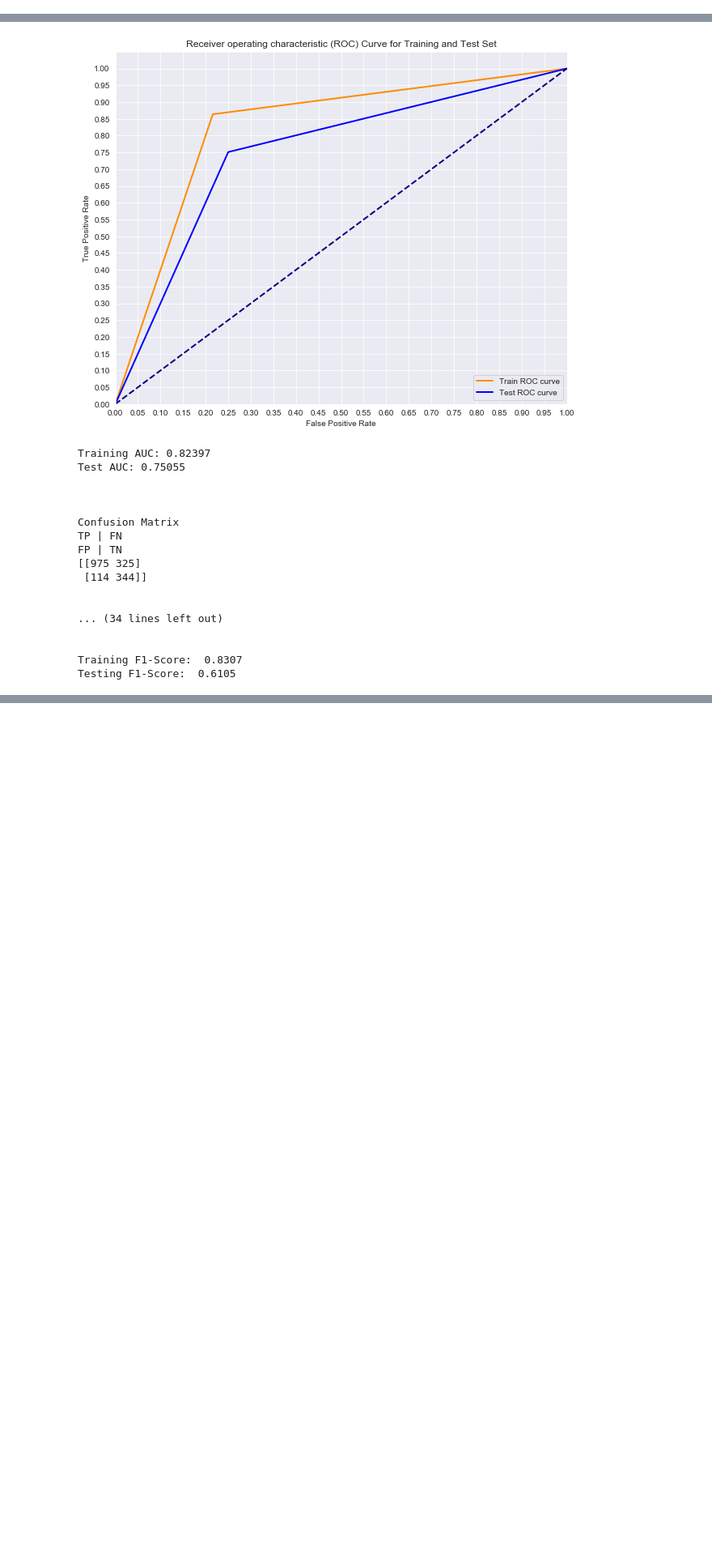
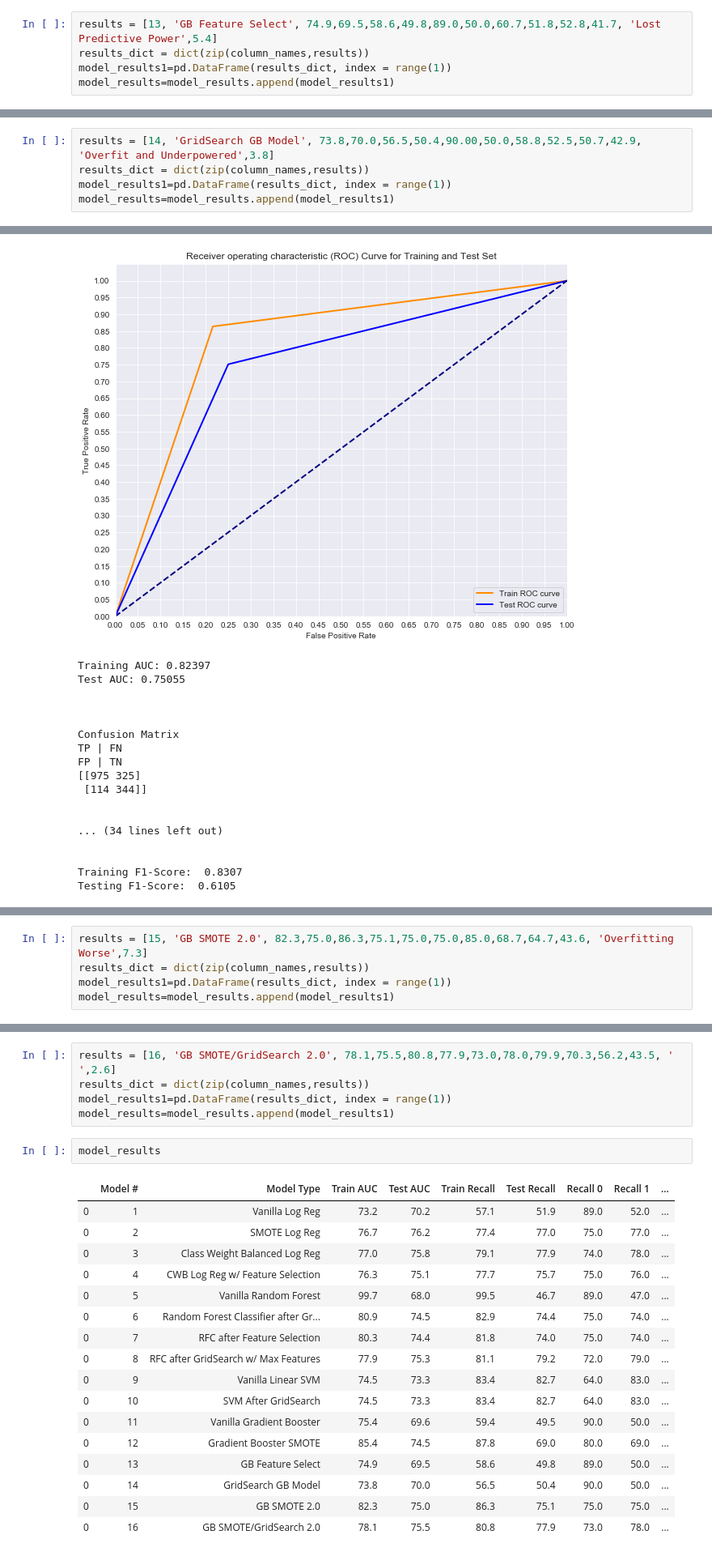
Before and after one commit to will4865/dsc-mod-3-project-v2-1-onl01-dtsc-ft-030220, a Jupyter notebook: student.ipynb, the cells around one changed output, grey strips where cells are left out. Shown at 81% size. Drawn from its saved outputs; the diff is of its cells as text; blank space fills up the shorter version.

```diff
--- a/student.ipynb
+++ b/student.ipynb
@@ -1276,0 +1382,5 @@ Testing F1-Score:  0.5527
+# %%
+results = [13, 'GB Feature Select', 74.9,69.5,58.6,49.8,89.0,50.0,60.7,51.8,52.8,41.7, 'Lost Predictive Power',5.4]
+results_dict = dict(zip(column_names,results))
+model_results1=pd.DataFrame(results_dict, index = range(1))
+model_results=model_results.append(model_results1)
@@ -1338,3 +1467,8 @@ Testing F1-Score:  0.5614
+# %%
+results = [14, 'GridSearch GB Model', 73.8,70.0,56.5,50.4,90.00,50.0,58.8,52.5,50.7,42.9, 'Overfit and Underpowered',3.8]
+results_dict = dict(zip(column_names,results))
+model_results1=pd.DataFrame(results_dict, index = range(1))
+model_results=model_results.append(model_results1)
 # %%
 print('Original class distribution: \n')
 print(y.value_counts())
@@ -1393,0 +1547,5 @@ Testing F1-Score:  0.6105
+# %%
+results = [15, 'GB SMOTE 2.0', 82.3,75.0,86.3,75.1,75.0,75.0,85.0,68.7,64.7,43.6, 'Overfitting Worse',7.3]
+results_dict = dict(zip(column_names,results))
+model_results1=pd.DataFrame(results_dict, index = range(1))
+model_results=model_results.append(model_results1)
@@ -1408,0 +1630,25 @@ gbc_clf.best_params_
+# %%
+results = [16, 'GB SMOTE/GridSearch 2.0', 78.1,75.5,80.8,77.9,73.0,78.0,79.9,70.3,56.2,43.5, ' ',2.6]
+results_dict = dict(zip(column_names,results))
+model_results1=pd.DataFrame(results_dict, index = range(1))
+model_results=model_results.append(model_results1)
+# %%
+model_results
+# %% [output]
+|  | Model # | Model Type | Train AUC | Test AUC | Train Recall | Test Recall | Recall 0 | Recall 1 | ... |
+| 0 | 1 | Vanilla Log Reg | 73.2 | 70.2 | 57.1 | 51.9 | 89.0 | 52.0 | ... |
+| 0 | 2 | SMOTE Log Reg | 76.7 | 76.2 | 77.4 | 77.0 | 75.0 | 77.0 | ... |
+| 0 | 3 | Class Weight Balanced Log Reg | 77.0 | 75.8 | 79.1 | 77.9 | 74.0 | 78.0 | ... |
+| 0 | 4 | CWB Log Reg w/ Feature Selection | 76.3 | 75.1 | 77.7 | 75.7 | 75.0 | 76.0 | ... |
+| 0 | 5 | Vanilla Random Forest | 99.7 | 68.0 | 99.5 | 46.7 | 89.0 | 47.0 | ... |
+| 0 | 6 | Random Forest Classifier after Gr... | 80.9 | 74.5 | 82.9 | 74.4 | 75.0 | 74.0 | ... |
+| 0 | 7 | RFC after Feature Selection | 80.3 | 74.4 | 81.8 | 74.0 | 75.0 | 74.0 | ... |
+| 0 | 8 | RFC after GridSearch w/ Max Features | 77.9 | 75.3 | 81.1 | 79.2 | 72.0 | 79.0 | ... |
+| 0 | 9 | Vanilla Linear SVM | 74.5 | 73.3 | 83.4 | 82.7 | 64.0 | 83.0 | ... |
+| 0 | 10 | SVM After GridSearch | 74.5 | 73.3 | 83.4 | 82.7 | 64.0 | 83.0 | ... |
+| 0 | 11 | Vanilla Gradient Booster | 75.4 | 69.6 | 59.4 | 49.5 | 90.0 | 50.0 | ... |
+| 0 | 12 | Gradient Booster SMOTE | 85.4 | 74.5 | 87.8 | 69.0 | 80.0 | 69.0 | ... |
+| 0 | 13 | GB Feature Select | 74.9 | 69.5 | 58.6 | 49.8 | 89.0 | 50.0 | ... |
+| 0 | 14 | GridSearch GB Model | 73.8 | 70.0 | 56.5 | 50.4 | 90.0 | 50.0 | ... |
+| 0 | 15 | GB SMOTE 2.0 | 82.3 | 75.0 | 86.3 | 75.1 | 75.0 | 75.0 | ... |
+| 0 | 16 | GB SMOTE/GridSearch 2.0 | 78.1 | 75.5 | 80.8 | 77.9 | 73.0 | 78.0 | ... |
```
Also changed, not shown: parts of 73 cells of this notebook, 1 other file.
